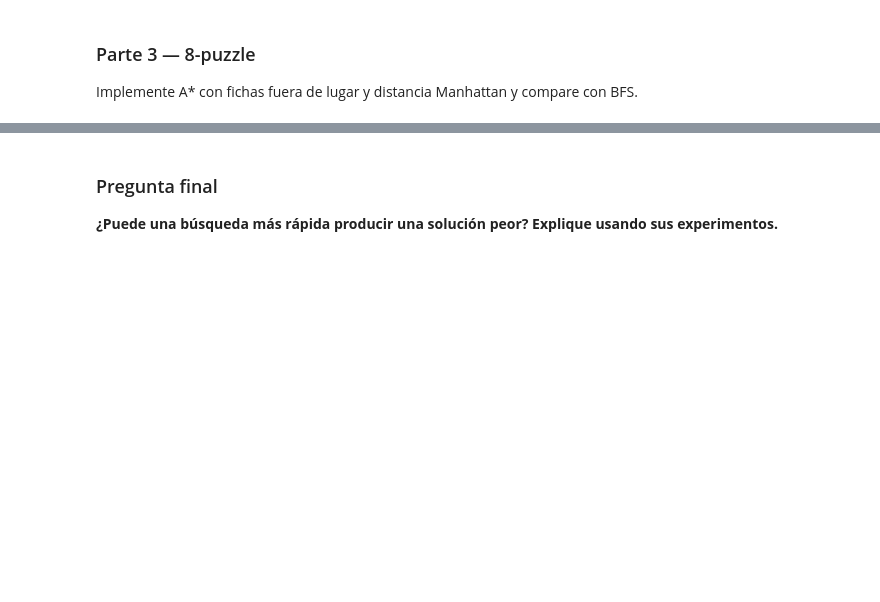
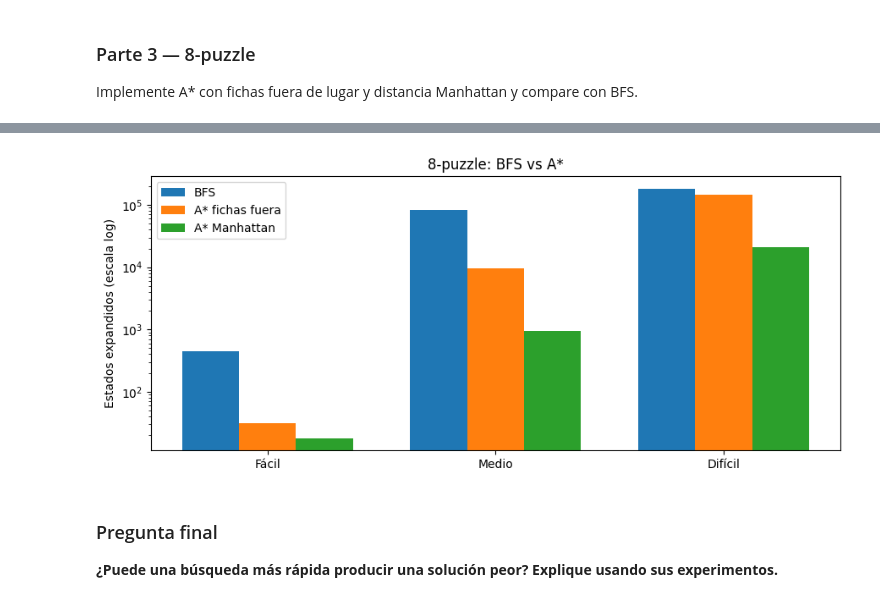
Before and after one commit to diego-juan3112/actividad-final-primer-corte-sistemas-inteligentes-1, a Jupyter notebook: 2_Busqueda_informada/Solucion.ipynb, the cells around one changed output, grey strips where cells are left out. Drawn from its saved outputs; the diff is of its cells as text; code cells hidden in the pictures; blank space fills up the shorter version.

Commit message:
feat y docs: tercera parte y pregunta final del taller terminadas, y actualizacion de lista de verificaciones y de registro del uso de IA generativa en README

```diff
--- a/2_Busqueda_informada/Solucion.ipynb
+++ b/2_Busqueda_informada/Solucion.ipynb
@@ -383,0 +511,21 @@ Implemente A* con fichas fuera de lugar y distancia Manhattan y compare con BFS.
+# %%
+# Se mide longitud de la solución, estados expandidos y tiempo de ejecución
+algoritmos_puzzle = {
+    "BFS": lambda ini: bfs_8_puzzle(ini, OBJETIVO_PUZZLE),
+    "A* fichas fuera": lambda ini: astar_8_puzzle(ini, OBJETIVO_PUZZLE, fichas_fuera_de_lugar),
+    "A* Manhattan": lambda ini: astar_8_puzzle(ini, OBJETIVO_PUZZLE, manhattan_puzzle),
+}
+
+resultados_puzzle = {}
+for caso,inicial in casos_puzzle.items():
+    for nombre,algoritmo in algoritmos_puzzle.items():
+        t0 = time.perf_counter()
+        res = algoritmo(inicial)
+        res["tiempo"] = time.perf_counter() - t0
+        resultados_puzzle[(caso,nombre)] = res
+
+# Tomado el formato de la  tabla de la Parte 1, aplicando esta al 8-puzzle
+print(f"{'Caso':<9}{'Algoritmo':<18}{'Movimientos':>12}{'Expandidos':>12}{'Tiempo (s)':>12}")
+print("-"*63)
+for (caso,nombre),res in resultados_puzzle.items():
+    print(f"{caso:<9}{nombre:<18}{res['costo']:>12}{res['expandidos']:>12}{res['tiempo']:>12.4f}")
@@ -384,3 +544,19 @@ Implemente A* con fichas fuera de lugar y distancia Manhattan y compare con BFS.
+# %%
+"""
+Generación de un gráfico de estados expandidos por caso, se puede ver como
+una escala logarítmica porque BFS crece mucho más rápido que A*
+"""
+fig,ax = plt.subplots(figsize=(9,4))
+ancho = 0.25
+for j,nombre in enumerate(algoritmos_puzzle):
+    valores = [resultados_puzzle[(caso,nombre)]["expandidos"] for caso in casos_puzzle]
+    posiciones = [i + (j-1)*ancho for i in range(len(casos_puzzle))]
+    ax.bar(posiciones, valores, width=ancho, label=nombre)
+ax.set_xticks(range(len(casos_puzzle))); ax.set_xticklabels(list(casos_puzzle))
+ax.set_yscale("log"); ax.set_ylabel("Estados expandidos (escala log)")
+ax.set_title("8-puzzle: BFS vs A*"); ax.legend(); plt.tight_layout(); plt.show()
+# %% [output]
+[figure, added]
 # %% [markdown]
 ### Pregunta final
 **¿Puede una búsqueda más rápida producir una solución peor? Explique usando sus experimentos.**
```
Also changed, not shown: parts of 15 cells of this notebook, 1 other file.
